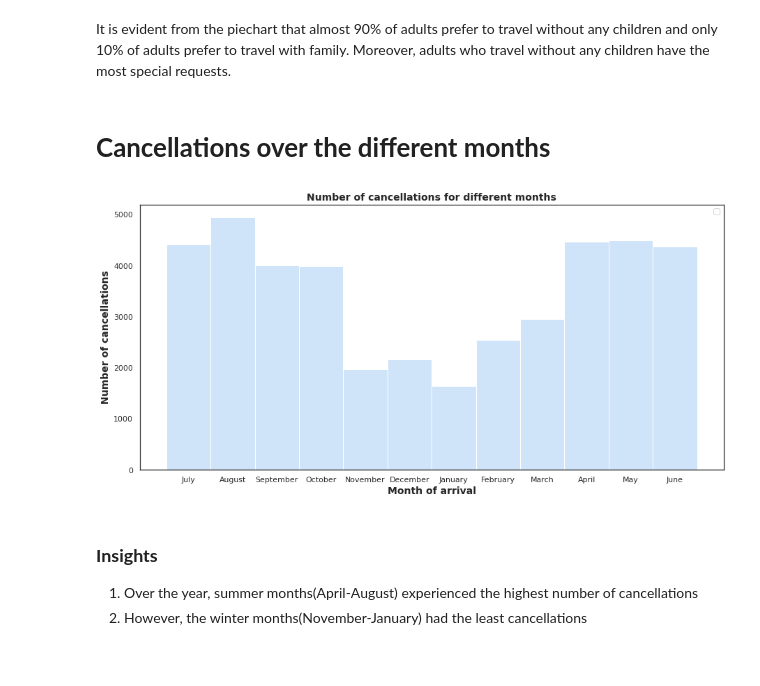
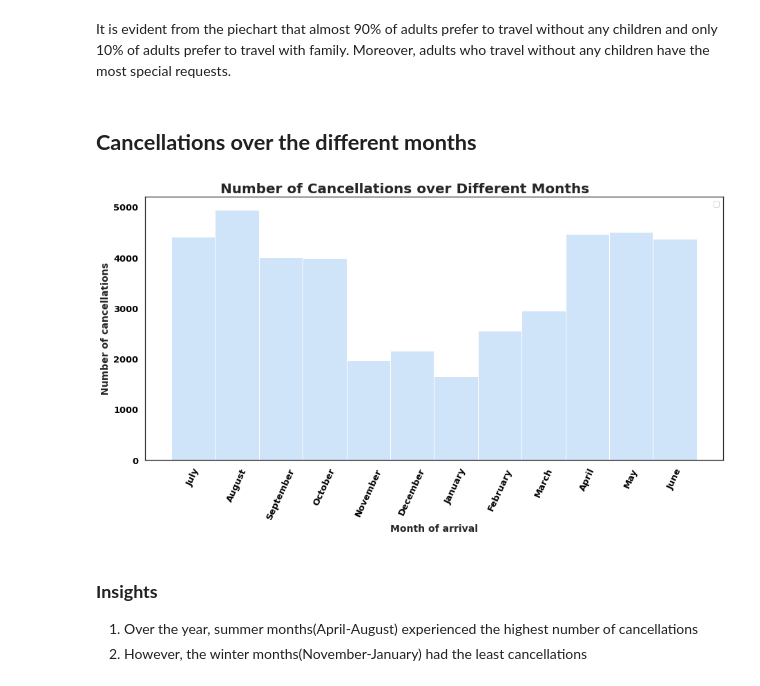
Before and after one commit to Kushan1001/Hotel-booking-data-analysis, a Jupyter notebook: Hotel_Booking_Analysis(Compiled).ipynb, the cells around one changed output. Saved outputs shown, nothing was run; the diff lists cells and outputs as text; code cells hidden in the pictures.

```diff
--- a/Hotel_Booking_Analysis(Compiled).ipynb
+++ b/Hotel_Booking_Analysis(Compiled).ipynb
@@ -205,24 +211,26 @@ Text(0, 0.5, 'Number of special requests')
 # %% [markdown]
 It is evident from the piechart that almost 90% of adults prefer to travel without any children and only 10% of adults prefer to travel with family. Moreover, adults who travel without any children have the most special requests.
 # %% [markdown]
-# **Cancellations over the different months**
+## **Cancellations over the different months**
 # %%
 #number of cancellations for different months
 
 no_of_cancellations = hotel_df.loc[hotel_df['is_canceled'] == 1, :]
 
 sns.set(style = 'white')
 
 plt.figure(figsize = (15,7))
 histogram_plot = sns.histplot(data = no_of_cancellations , x = 'arrival_date_month', hue = 'is_canceled' , palette = 'pastel')
 
-plt.title('Number of cancellations for different months', fontweight = 'bold',size = 14)
+plt.title('Number of Cancellations over Different Months', fontweight = 'bold',size = 20,x = 0.45)
 plt.xlabel('Month of arrival',size = 14, fontweight = 'bold')
 plt.ylabel('Number of cancellations',size = 14 , fontweight = 'bold')
+plt.xticks(fontsize = 13, fontweight = 'bold', color = 'black', rotation = 65)
+plt.yticks(fontsize = 13, fontweight = 'bold', color = 'black')
 
 plt.legend([]);
 # %% [output]
-[figure, old version]
+[figure, new version]
 # %% [markdown]
 ### **Insights**
 
```
Also changed, not shown: parts of 113 cells of this notebook.
